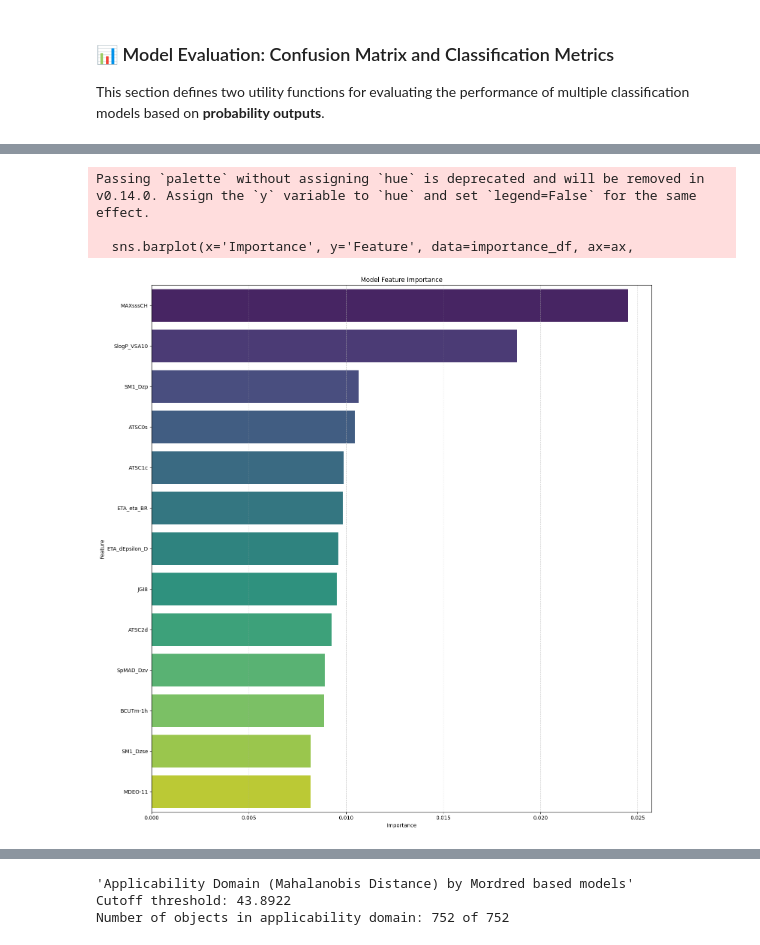
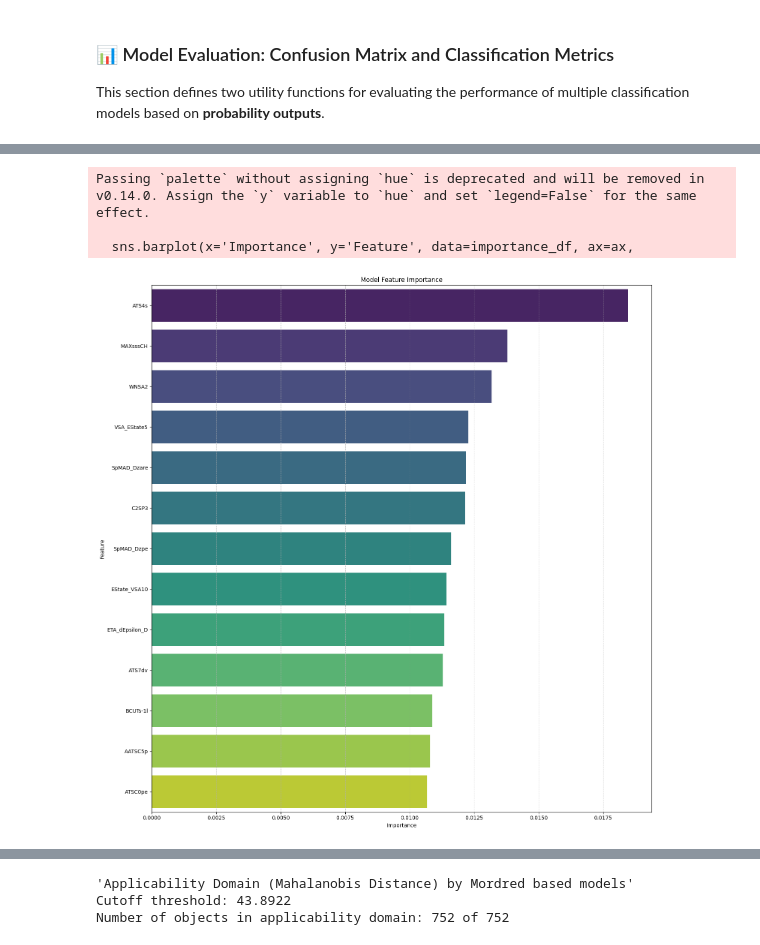
Before and after one commit to pruhlo/appliedchem-3624702, a Jupyter notebook: notebooks/5. build_model_with_MORDRED.ipynb, the cells around one changed output, grey strips where cells are left out. Saved outputs shown, nothing was run; the diff lists cells and outputs as text; code cells hidden in the pictures.

Commit message:
Add external validation results and feature importance analysis

```diff
--- a/notebooks/5. build_model_with_MORDRED.ipynb
+++ b/notebooks/5. build_model_with_MORDRED.ipynb
@@ -129,9 +254,11 @@ To address class imbalance in the training data, we apply **SMOTE** (Synthetic M
 
 - `SMOTE` creates synthetic examples of the minority class by interpolating between existing samples, rather than duplicating them.
 - `random_state=42` ensures reproducibility.
+# %%
+X_for_resampled, X_test, y_for_resampled, y_test = train_test_split(X, y, test_size=0.3, random_state=42, stratify=y)
 # %%
 smote = SMOTE(random_state=42)
-X_resampled, y_resampled = smote.fit_resample(X, y)
+X_resampled, y_resampled = smote.fit_resample(X_for_resampled, y_for_resampled)
 
 df_balanced = pd.concat([pd.DataFrame(X_resampled, columns=X.columns),
                          pd.Series(y_resampled, name='y')], axis=1)
@@ -144,8 +271,6 @@ Counter({-1: 1723, 1: 1723})
 # %%
-X = df_balanced.drop(columns="y")
-y = df_balanced["y"]
-
-X_train, X_test, y_train, y_test = train_test_split(X, y, test_size=0.3, random_state=42)
+X_train = df_balanced.drop(columns="y")
+y_train = df_balanced["y"]
 # %% [markdown]
 ### 📊 Check Class Distribution in the Test Set
 
@@ -434,5 +555,5 @@ results_cm.to_csv('../models/model_confusion_matrix_summary_Mordred.csv', encodi
 # %%
-with open('../models/ml_models_mordred.pkl', 'wb') as f:
+with open('../models/2025_06_10_ml_models_mordred.pkl', 'wb') as f:
     pickle.dump(obj=models, file=f)
 # %% [markdown]
 ### 📊 Model Evaluation: Confusion Matrix and Classification Metrics
@@ -989,13 +1110,13 @@ def plot_feature_importance_comparison(models_dict, X, y, feature_names=None,
 # %%
 random_forest_importance = get_feature_importance(models['Random Forest'], X, y, feature_names=None, importance_type='model',
                            n_repeats=10, random_state=42, n_jobs=-1, top_n=13)
-random_forest_importance['fig'].savefig('../visuals/Random Forest_feature_importance_Mordred.png')
-random_forest_importance['model_importance'].to_csv('../models/Random Forest_feature_importance_Mordred.csv')
+random_forest_importance['fig'].savefig('../visuals/2025_06_10_Random Forest_feature_importance_Mordred.png')
+random_forest_importance['model_importance'].to_csv('../models/2025_06_10_Random Forest_feature_importance_Mordred.csv')
 # %% [output]
 Passing `palette` without assigning `hue` is deprecated and will be removed in v0.14.0. Assign the `y` variable to `hue` and set `legend=False` for the same effect.
 
   sns.barplot(x='Importance', y='Feature', data=importance_df, ax=ax,
-[figure, old version]
+[figure, new version]
 # %%
 gradient_boosting_importance = get_feature_importance(models['Gradient Boosting'], X, y, feature_names=None, importance_type='model',
                            n_repeats=10, random_state=42, n_jobs=-1, top_n=13)
```
Also changed, not shown: parts of 16 cells of this notebook, 27 other files.
